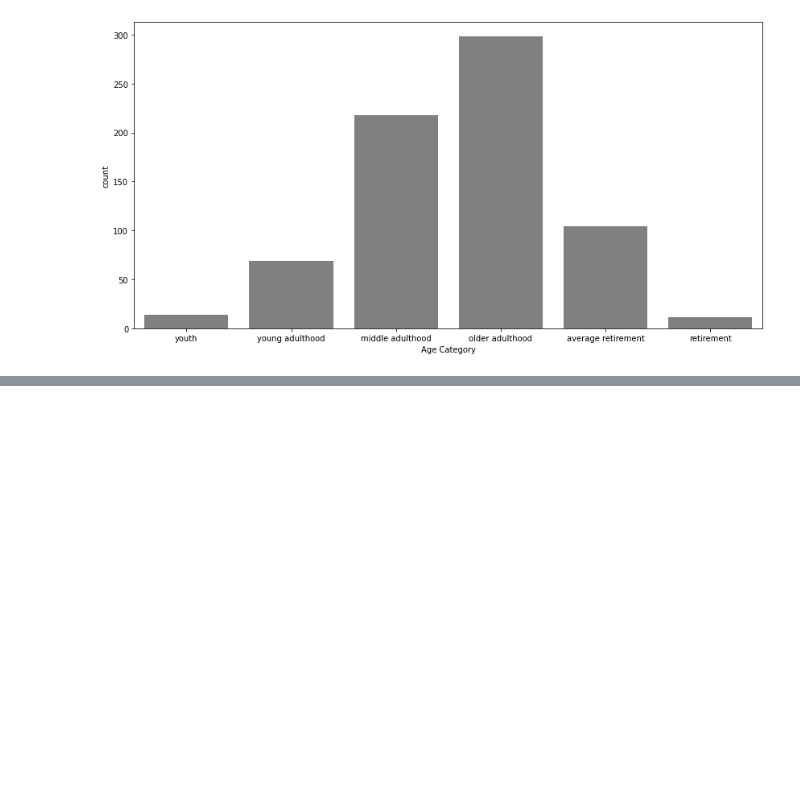
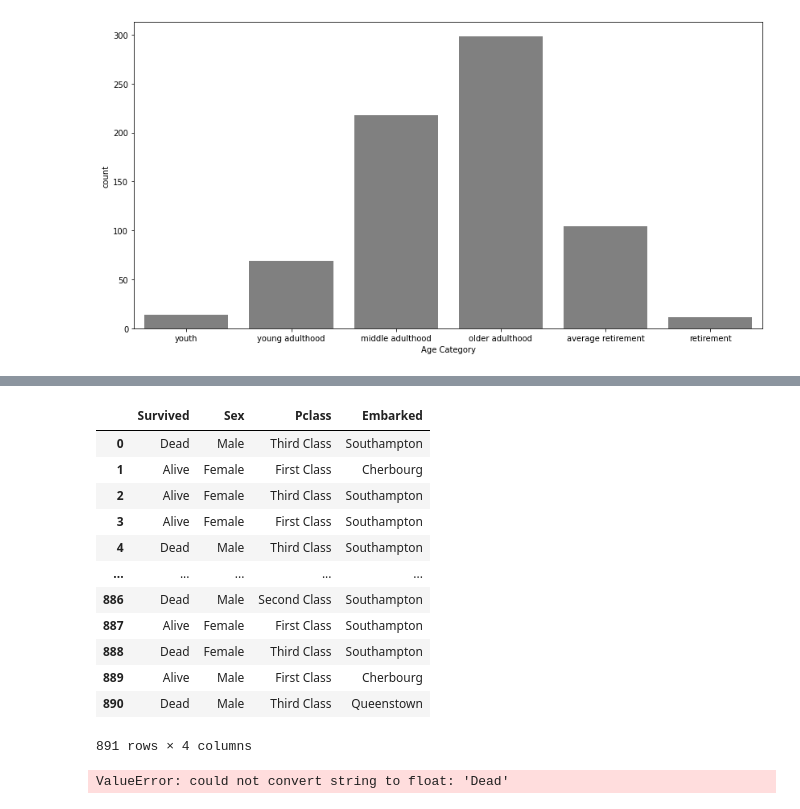
Before and after one commit to SoroushGhaderi/Exploratory_Data_Analysis_Machine_Learning_Projects, a Jupyter notebook: Titanic.ipynb, the cells around one changed output, grey strips where cells are left out. Drawn from its saved outputs; the diff is of its cells as text; code cells hidden in the pictures; blank space fills up the shorter version.

```diff
--- a/Titanic.ipynb
+++ b/Titanic.ipynb
@@ -202,0 +224,18 @@ array([[1., 1., 1., 1., 1., 1.],
+# %%
+x = titanic[["Survived", "Sex", "Pclass", "Embarked"]]
+# %%
+x
+# %% [output]
+|  | Survived | Sex | Pclass | Embarked |
+| 0 | Dead | Male | Third Class | Southampton |
+| 1 | Alive | Female | First Class | Cherbourg |
+| 2 | Alive | Female | Third Class | Southampton |
+| 3 | Alive | Female | First Class | Southampton |
+| 4 | Dead | Male | Third Class | Southampton |
+| ... | ... | ... | ... | ... |
+| 886 | Dead | Male | Second Class | Southampton |
+| 887 | Alive | Female | First Class | Southampton |
+| 888 | Dead | Female | Third Class | Southampton |
+| 889 | Alive | Male | First Class | Cherbourg |
+| 890 | Dead | Male | Third Class | Queenstown |
+891 rows × 4 columns
@@ -202,0 +245,4 @@ array([[1., 1., 1., 1., 1., 1.],
+# %%
+categorical.fit(x)
+# %% [output]
+ValueError: could not convert string to float: 'Dead'
```
Also changed, not shown: parts of 24 cells of this notebook.
